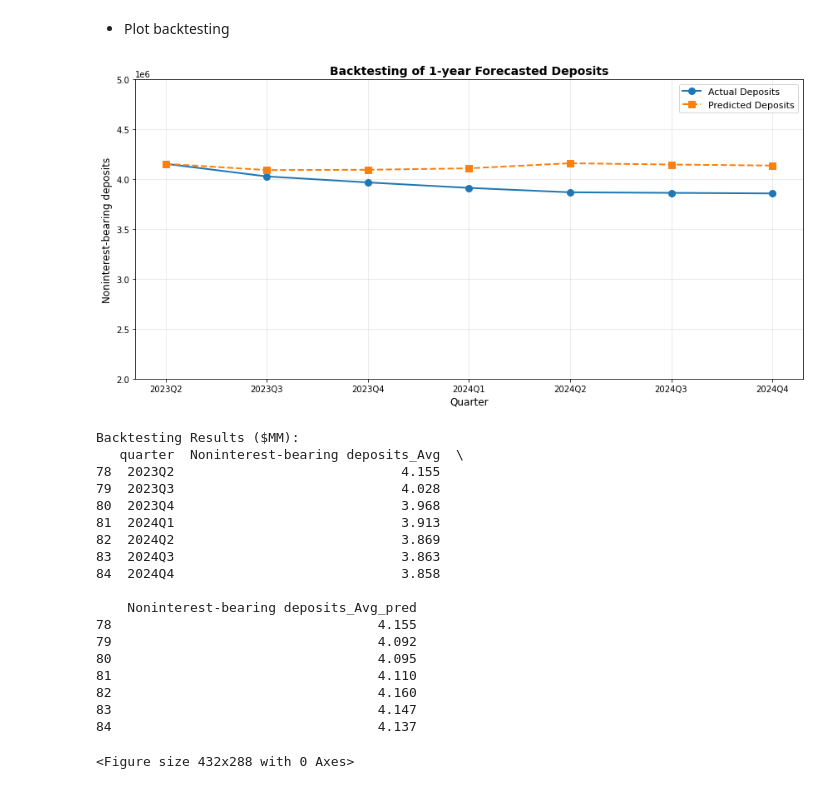
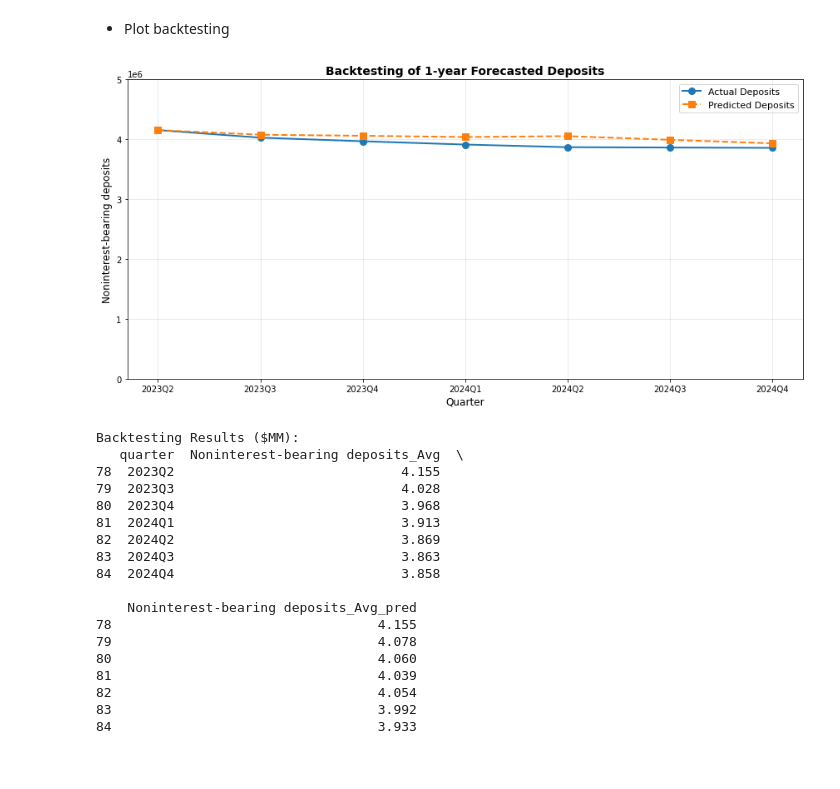
Before and after one commit to liyunfan2012/Deposit-Analysis-Forecast, a Jupyter notebook: 3.4 Model building NIB.ipynb, the cells around one changed output. Drawn from its saved outputs; the diff is of its cells as text; code cells hidden in the pictures.

```diff
--- a/3.4 Model building NIB.ipynb
+++ b/3.4 Model building NIB.ipynb
@@ -47,12 +47,13 @@ $$
 - Bound outliers
 # %%
 a = 0.5
+b = 1000
 err = 0.000000001
 def f(x):
-    return expit((x - 1) * a)
+    return b*expit((x - 1) * a)
 
 def f_inv(x):
-    return logit(np.clip(x, err, 1 - err)) / a + 1
+    return logit(np.clip(x/b, err, 1 - err)) / a + 1
 
 y_train = y_train.apply(f)
 # %% [markdown]
@@ -82,7 +83,7 @@ X_oot_processed = pd.DataFrame(X_oot_processed, columns=cols_X, index=X_oot.inde
 # %%
 lasso_model = Lasso(
    # alpha=0.0015,
-    alpha=0.0015,
+    alpha=1.5,
     max_iter=100000,
     tol=1e-3,
     random_state=42
@@ -108,7 +109,7 @@ print(coefficients)
 # %%
 # Use cols_X_short (short list of features)
 cols_X_short = coefficients['Feature'].tolist()
-cols_X_short = [col for col in cols_X_short if col not in ['M2_ROC1']]
+cols_X_short = [col for col in cols_X_short if col not in ['FED_FUNDS_ROC4']]
 X_train_processed_short = X_train_processed[cols_X_short]
 
 # Fit Linear Regression
@@ -122,6 +123,11 @@ coef_df = pd.DataFrame({
     "coefficient": all_params
 })
 print(f"Linear Model Coefficients:\n\n{coef_df}")
+
+r2_train = linear_model.score(X_train_processed_short, y_train)
+print(f"Training Rsq: {r2_train:.4f}")
+
+# OOT does not have enough sample for Rsq calculation
 # %% [output]
 Linear Model Coefficients:
 
@@ -211,36 +216,36 @@ bt['quarter'] = bt['timekey'].apply(lambda x: timekey_to_quarter(x))
 # %%
 import matplotlib.pyplot as plt
 from utils import timekey_to_quarter
 
 def plot_bt(bt, deposits_col, pred_col,ylabel= 'Noninterest-bearing deposits',
             title='Backtesting of 1-year Forecasted Deposits'):
     fig, ax = plt.subplots(figsize=(12, 6))
 
     ax.plot(bt['quarter'], bt[deposits_col],
             marker='o', linewidth=2, markersize=8, label='Actual Deposits')
     ax.plot(bt['quarter'], bt[pred_col],
             marker='s', linewidth=2, markersize=8, linestyle='--', label='Predicted Deposits')
 
-    ax.set_ylim(bottom=2_000_000, top=5_000_000)
+    ax.set_ylim(bottom=0_000_000, top=5_000_000)
     ax.set_xlabel('Quarter', fontsize=12)
     ax.set_ylabel(ylabel, fontsize=12)
     ax.set_title(title, fontsize=14, fontweight='bold')
     ax.legend(fontsize=11)
     ax.grid(True, alpha=0.3)
 
     plt.xticks(rotation=0)
     plt.tight_layout()
 
     return fig
 fig = plot_bt(bt, deposits_col, pred_col,ylabel= 'Noninterest-bearing deposits')
+plt.savefig('figures/bt_NIB.png', dpi=600, bbox_inches='tight')
+plt.show()
 
-plt.show()
-plt.savefig('figures/bt_NIB.png', dpi=600, bbox_inches='tight')
 print("\nBacktesting Results ($MM):")
 bt = bt.applymap(lambda x: round(x/1000000,3) if not isinstance(x,str) else x)
 print(bt[['quarter', deposits_col, pred_col]])
 # %% [output]
-[figure, old version]
+[figure, new version]
 Backtesting Results ($MM):
    quarter  Noninterest-bearing deposits_Avg  \
 78  2023Q2                             4.155
@@ -253,10 +258,9 @@ Backtesting Results ($MM):
 
     Noninterest-bearing deposits_Avg_pred
 78                                  4.155
-79                                  4.092
-80                                  4.095
-81                                  4.110
-82                                  4.160
-83                                  4.147
-84                                  4.137
+79                                  4.078
+80                                  4.060
+81                                  4.039
+82                                  4.054
+83                                  3.992
+84                                  3.933
-<Figure size 432x288 with 0 Axes>
```
Also changed, not shown: parts of 4 cells of this notebook, 12 other files.
